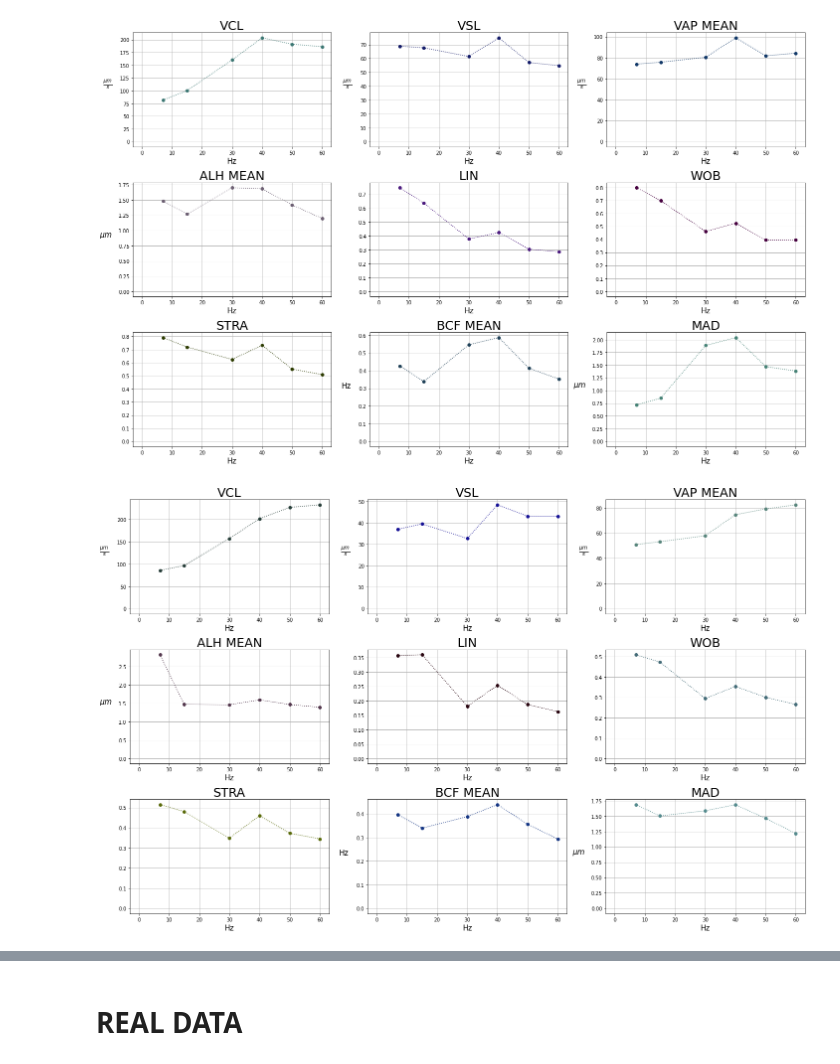
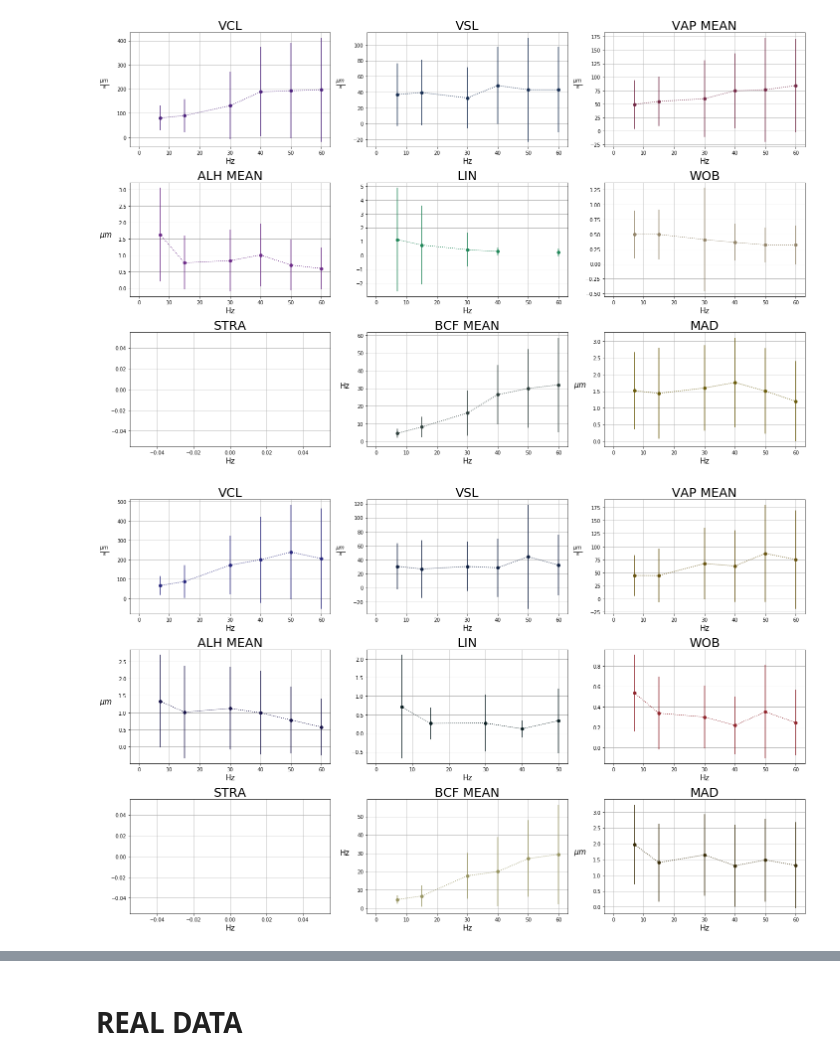
Before and after one commit to MarianoFernandez0/Proyecto-, a Jupyter notebook: who_measure_degradation/degradation_plots.ipynb, the cells around one changed output, grey strips where cells are left out. Cells and saved outputs as stored; diff of their text form; code cells hidden in the pictures.

```diff
--- a/who_measure_degradation/degradation_plots.ipynb
+++ b/who_measure_degradation/degradation_plots.ipynb
@@ -74,20 +122,20 @@ plots(freqs, measures, order, ylabels)
 # %%
 indir = 'measures'
-dataset = 'dataset_2'
+dataset = 'dataset_3'
 
 dataset_base_path = os.path.join(indir, dataset)
-freqs, measures, order, ylabels = read_measures_freqs(dataset_base_path)
-plots(freqs, measures, order, ylabels)
+freqs, measures, order, ylabels, deviations = read_measures_freqs(dataset_base_path)
+plots(freqs, measures, order, deviations, ylabels)
 # %% [output]
-[figure, old version]
+[figure, new version]
 # %%
 indir = 'measures'
-dataset = 'dataset_3'
+dataset = 'dataset_4'
 
 dataset_base_path = os.path.join(indir, dataset)
-freqs, measures, order, ylabels = read_measures_freqs(dataset_base_path)
-plots(freqs, measures, order, ylabels)
+freqs, measures, order, ylabels, deviations = read_measures_freqs(dataset_base_path)
+plots(freqs, measures, order, deviations, ylabels)
 # %% [output]
-[figure, old version]
+[figure, new version]
 # %%
 indir = 'measures'
```
Also changed, not shown: parts of 9 cells of this notebook, 3 other files.
